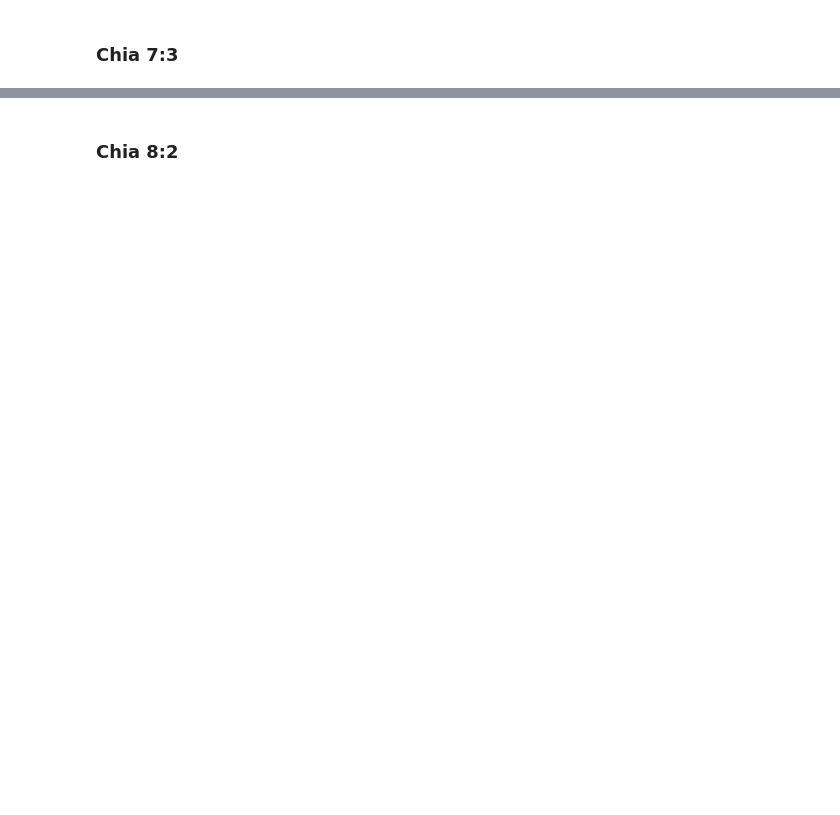
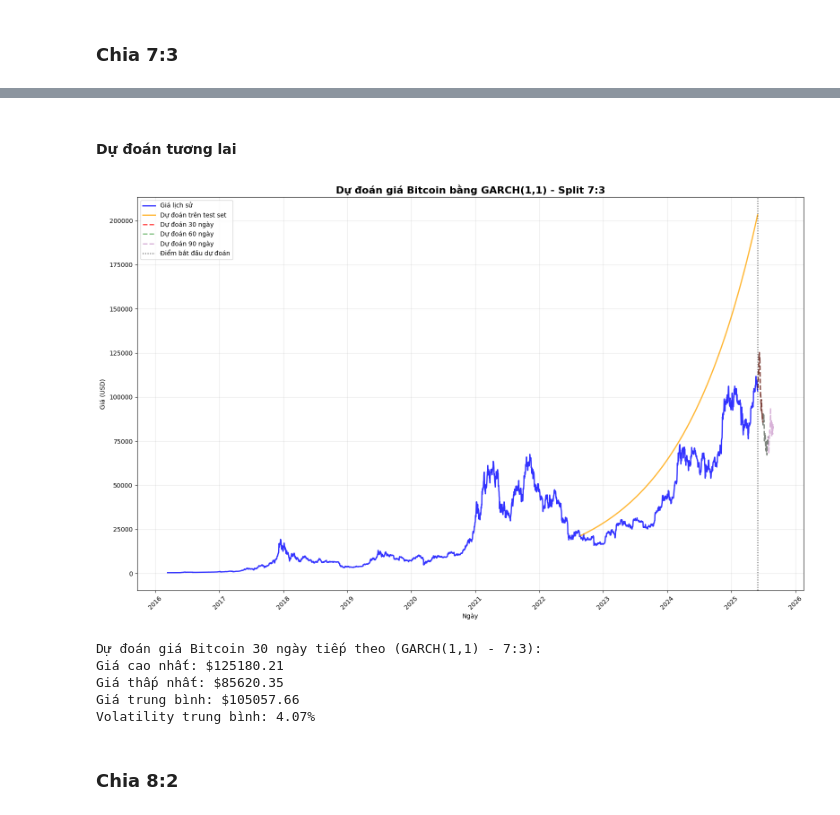
Before and after one commit to trinhtrinh342004/Cryptocurrency-Price-Prediction, a Jupyter notebook: Cryptocurrency/Model/GARCH.ipynb, the cells around one changed output, grey strips where cells are left out. Saved outputs shown, nothing was run; the diff lists cells and outputs as text; code cells hidden in the pictures; blank space fills up the shorter version.

```diff
--- a/Cryptocurrency/Model/GARCH.ipynb
+++ b/Cryptocurrency/Model/GARCH.ipynb
@@ -133,2 +387,67 @@ MSE: 3527540.057500651
+# %% [markdown]
+#### Dự đoán tương lai
+# %%
+# Dự đoán 30, 60, 90 ngày tiếp theo
+last_price = data_clean['Price'].iloc[-1]
+
+# Forecast prices
+forecast_30, vol_30 = forecast_garch_prices(fitted_garch, last_price, 30)
+forecast_60, vol_60 = forecast_garch_prices(fitted_garch, last_price, 60)
+forecast_90, vol_90 = forecast_garch_prices(fitted_garch, last_price, 90)
+
+# Tạo dates cho forecasts
+forecast_dates_30 = pd.date_range(start=data_clean.index[-1] + pd.Timedelta(days=1), periods=30, freq='D')
+forecast_dates_60 = pd.date_range(start=data_clean.index[-1] + pd.Timedelta(days=1), periods=60, freq='D')
+forecast_dates_90 = pd.date_range(start=data_clean.index[-1] + pd.Timedelta(days=1), periods=90, freq='D')
+
+# Tạo DataFrames
+forecast_df_30 = pd.DataFrame(forecast_30, index=forecast_dates_30, columns=['Price'])
+forecast_df_60 = pd.DataFrame(forecast_60, index=forecast_dates_60, columns=['Price'])
+forecast_df_90 = pd.DataFrame(forecast_90, index=forecast_dates_90, columns=['Price'])
+
+# Trực quan hóa
+plt.figure(figsize=(16, 10))
+
+# Vẽ dữ liệu lịch sử
+plt.plot(data_clean.index, data_clean['Price'], label='Giá lịch sử', color='blue', linewidth=2, alpha=0.8)
+
+# Vẽ dự đoán test
+plt.plot(test_data.index, predicted_prices_test, label='Dự đoán trên test set', color='orange', linewidth=2, alpha=0.8)
+
+# Vẽ dự đoán tương lai
+plt.plot(forecast_df_30.index, forecast_df_30['Price'],
+         label='Dự đoán 30 ngày', color='red', linestyle='--', linewidth=2, alpha=0.7)
+plt.plot(forecast_df_60.index, forecast_df_60['Price'],
+         label='Dự đoán 60 ngày', color='green', linestyle='--', linewidth=2, alpha=0.5)
+plt.plot(forecast_df_90.index, forecast_df_90['Price'],
+         label='Dự đoán 90 ngày', color='purple', linestyle='--', linewidth=2, alpha=0.3)
+
+# Đường phân cách
+plt.axvline(x=data_clean.index[-1], color='black', linestyle=':', alpha=0.7,
+            label='Điểm bắt đầu dự đoán')
+
+plt.title('Dự đoán giá Bitcoin bằng GARCH(1,1) - Split 7:3', fontsize=16, fontweight='bold')
+plt.xlabel('Ngày')
+plt.ylabel('Giá (USD)')
+plt.legend()
+plt.grid(True, alpha=0.3)
+plt.xticks(rotation=45)
+plt.tight_layout()
+plt.show()
+# %% [output]
+[figure, added]
+# %%
+# For the 7:3 split, we're using GARCH(1,1) model
+print(f'\nDự đoán giá Bitcoin 30 ngày tiếp theo (GARCH(1,1) - 7:3):')
+print(f'Giá cao nhất: ${forecast_30.max():.2f}')
+print(f'Giá thấp nhất: ${forecast_30.min():.2f}')
+print(f'Giá trung bình: ${forecast_30.mean():.2f}')
+print(f'Volatility trung bình: {vol_30.mean():.2f}%')
+# %% [output]
+Dự đoán giá Bitcoin 30 ngày tiếp theo (GARCH(1,1) - 7:3):
+Giá cao nhất: $125180.21
+Giá thấp nhất: $85620.35
+Giá trung bình: $105057.66
+Volatility trung bình: 4.07%
 # %% [markdown]
 ### Chia 8:2
```
Also changed, not shown: parts of 176 cells of this notebook, 14 other files.
